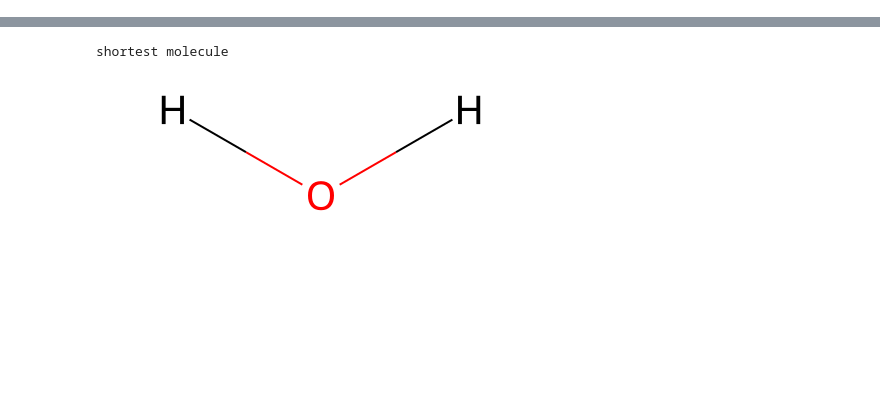
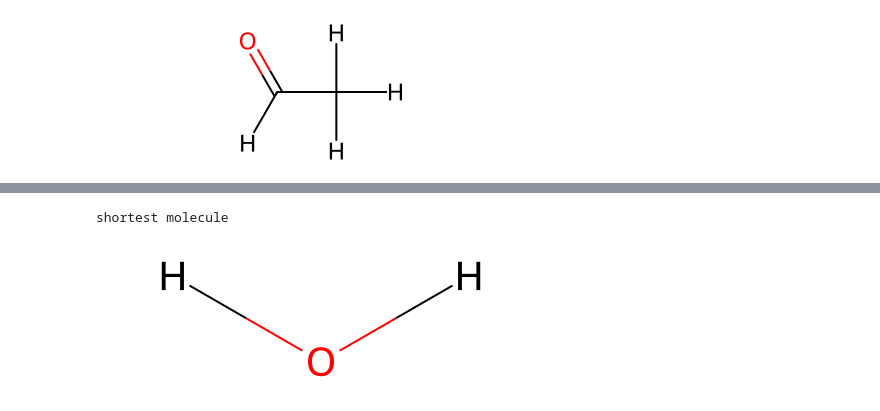
Before and after one commit to icanswim/qchem, a Jupyter notebook: experiment.ipynb, the cells around one changed output, grey strips where cells are left out. Saved outputs shown, nothing was run; the diff lists cells and outputs as text; code cells hidden in the pictures; blank space fills up the shorter version.

```diff
--- a/experiment.ipynb
+++ b/experiment.ipynb
@@ -126,0 +130,82 @@ molecule.edge_index:
+# %%
+# QM9 dataset with Dictionary output
+# extract, filter, create, transform, save, display
+
+qm9_features = ['A','B','C','mu','alpha','homo','lumo', 'gap','r2','zpve',
+                'U0','U','H','G','Cv','qm9_n_atoms','qm9_block','qm9_atom_type',
+                'qm9_xyz','mulliken','in_file','smile','distance','coulomb']
+
+rdkit_features = ['atom_type','atomic_number','aromatic','chirality',
+                  'degree','charge','n_hs','n_rads','hybridization',
+                  'edge_indices','edge_attr','rdmol_block','n_atoms',
+                  'xyz','distance','coulomb','adjacency','rdmol',
+                  'canonical_smile','tokens']
+
+rdkit_edge = ['edge_indices','bond_type','bond_stereo','bond_conjugated','bond_ring']
+
+vocab = QM9.vocab
+
+ds_param = {'train_param': {'input_dict': {'x': [
+                                                 'atomic_number',
+                                                 'aromatic',
+                                                 'degree',
+                                                  ],
+                                          'idx': ['idx'],
+                                          'edge_index': ['edge_indices'],
+                                          'bond_type': ['bond_type'],
+                                          'bond_ring': ['bond_ring'],
+                                          'bond_stereo': ['bond_stereo'],
+                                          'bond_conjugated': ['bond_conjugated'],
+                                          'hybridization': ['hybridization'],
+                                          'chirality': ['chirality'],
+                                          'canonical_smile': ['canonical_smile'],
+                                          'tokens': ['tokens'],
+                                          'coulomb': ['coulomb'],
+                                          'distance': ['distance'],
+                                          'adjacency': ['adjacency'],
+                                          'mulliken': ['mulliken'],
+                                          'y': ['U0']},
+                           'transforms': {
+                                          'x': [AsTensor()],
+                                          'hybridization': [Encode(vocab['hybridization']),
+                                                            AsTensor()],
+                                          'chirality': [Encode(vocab['chirality']),
+                                                      AsTensor()],
+                                          'atomic_number': [ExpandN(1), AsTensor()],
+                                          'aromatic': [ExpandN(1), AsTensor()],
+                                          'degree': [ExpandN(1), AsTensor()],
+                                          'edge_indices': [AsTensor()],
+                                          'mulliken': [ExpandN(1), AsTensor()],
+                                          'coulomb': [AsTensor()],
+                                          'bond_type': [AsTensor()],
+                                          'bond_stereo': [AsTensor()],
+                                          'bond_conjugated': [ExpandN(1), AsTensor()],
+                                          'bond_ring': [ExpandN(1), AsTensor()],
+                                          'distance': [],
+                                          'adjacency': [],
+                                          'idx': [AsTensor()],
+                                          'U0': [ExpandN(1), AsTensor()],
+                                          },
+                          #'filter_on': ('n_atoms','>','8'),
+                          'n': 1000, # non-random subset for testing,
+                          'use_pickle': 'qm9_10.pkl', # use pickle if exists otherwise create
+                          'n_conformers': 10,
+                          'conformation': None,
+                          'criterion': None,
+                          'dict2data': False}}
+
+qm9 = QM9(**ds_param['train_param'])
+k = qm9.ds_idx[10]
+print('k: ', k)
+print('qm9[k]: ', qm9[k])
+molecule = qm9.ds[k]
+print('dir(molecule):', dir(molecule))
+print('molecule: ', molecule)
+print('molecule.idx : ', molecule.idx)
+print('tokens: ', molecule.tokens)
+smile_re_tokenizer = SmileReTokenizer()
+print('tokenized smile: ', smile_re_tokenizer(molecule.canonical_smile))
+print('molecule.bond_ring: ', molecule.bond_ring)
+print('rdmol: ', qm9.ds[k].rdmol)
+qm9.ds[k].rdmol
+# %% [output]
@@ -127,3 +229,4 @@ molecule.edge_index:
+[figure, added]
 # %%
 # QM9 dataset exploration
 
```
Also changed, not shown: parts of 10 cells of this notebook, 2 other files.
